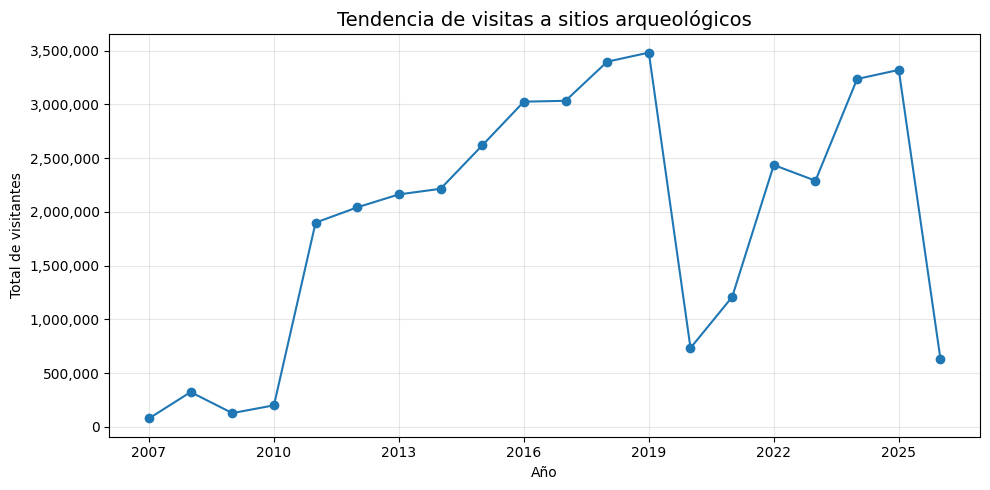
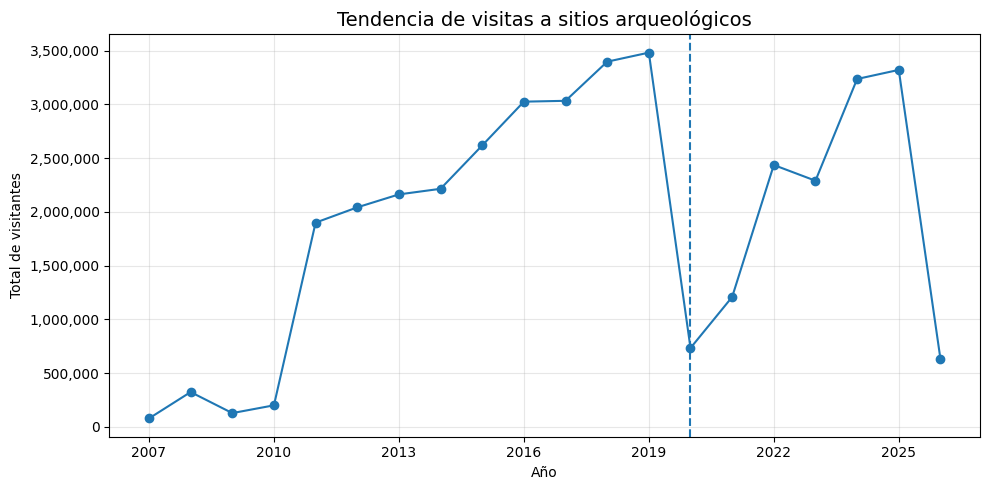
Unified diff of the notebook cell whose output changed from the first chart to the second:
--- before
+++ after
@@ -9,4 +9,7 @@
 plt.figure(figsize=(10,5))
 visitas_anio.plot(marker='o') #ponemos puntos en cada año
+
+# Línea vertical en pandemia
+plt.axvline(x=2020, linestyle='--')
 
 plt.title("Tendencia de visitas a sitios arqueológicos", fontsize=14)

Commit: JOSE: Se modificaron laa graficas para ser más faciles de observar.